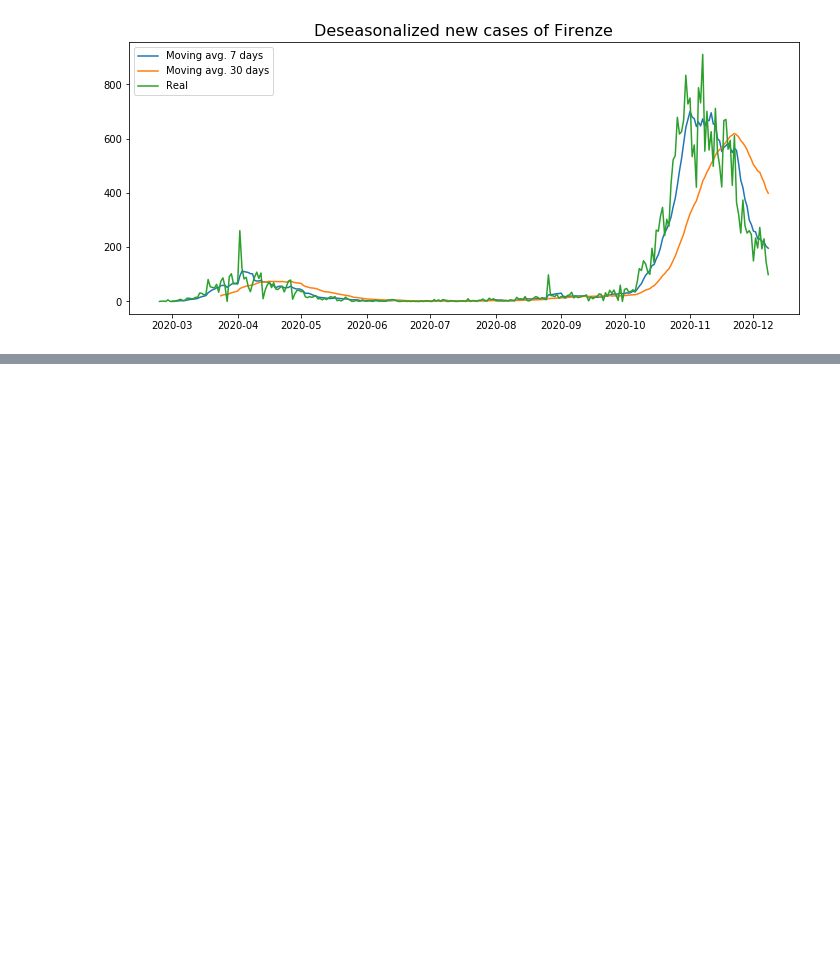
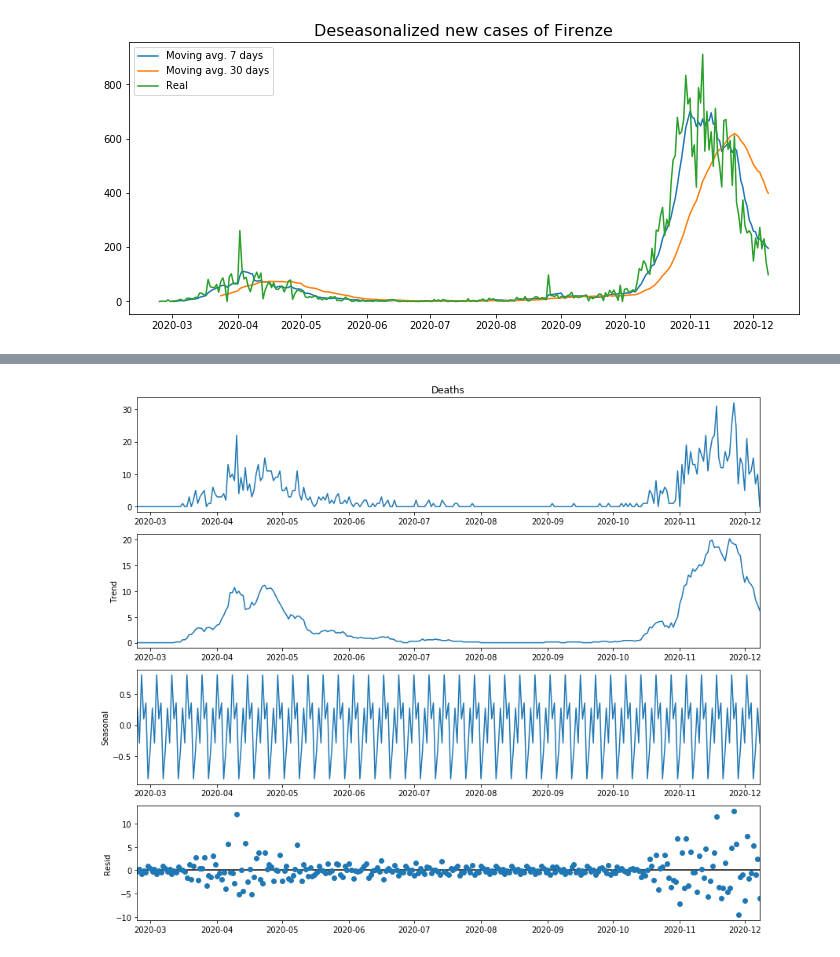
Before and after one commit to nicoloverardo/master-degree-thesis, a Jupyter notebook: notebooks/ts.ipynb, the cells around one changed output, grey strips where cells are left out. Saved outputs shown, nothing was run; the diff lists cells and outputs as text; code cells hidden in the pictures; blank space fills up the shorter version.

```diff
--- a/notebooks/ts.ipynb
+++ b/notebooks/ts.ipynb
@@ -302,0 +314,13 @@ parameter F test:         F=1.3205  , p=0.2679  , df_denom=279, df_num=3
+# %%
+tmp_df = tmp_df.set_index(date)
+# %%
+# Decompose TS
+
+# Additive Decomposition
+result_add = seasonal_decompose(tmp_df[compart], model='additive', extrapolate_trend='freq')
+
+plt.rcParams.update({'figure.figsize': (12,10)})
+result_add.plot()
+plt.show()
+# %% [output]
+[figure, added]
```
Also changed, not shown: parts of 60 cells of this notebook.
